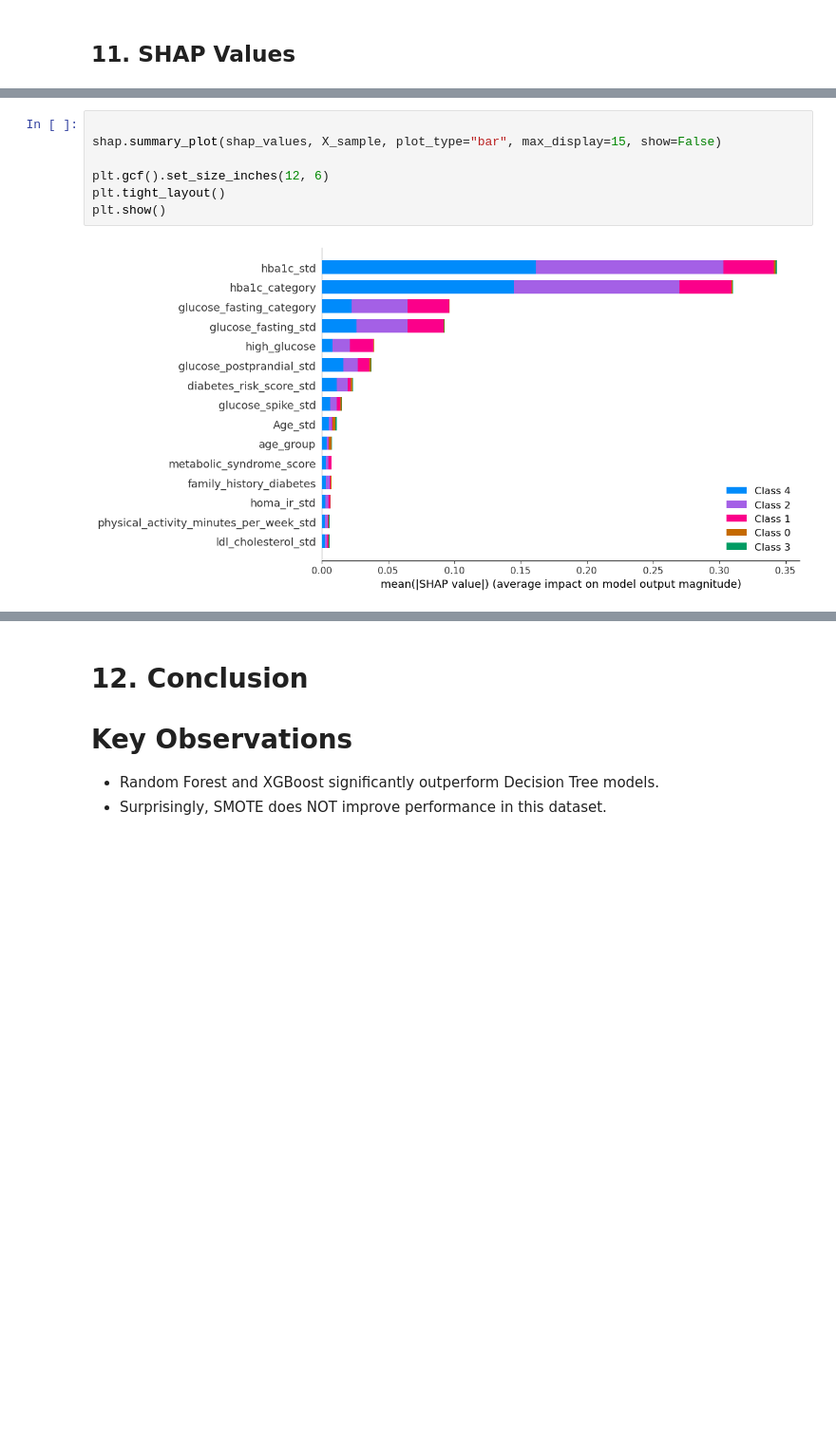
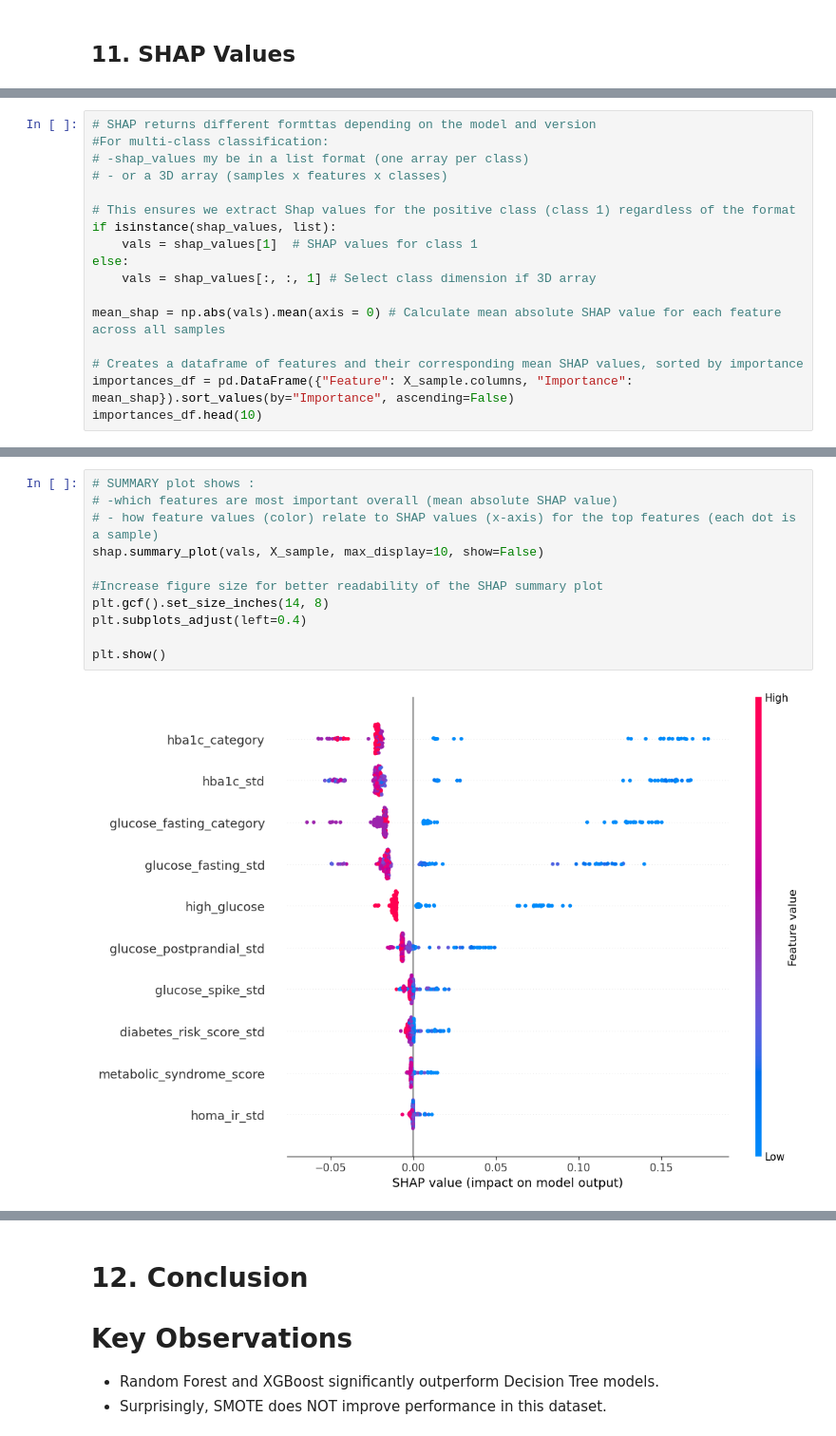
Before and after one commit to RynoGz/mlg382-diabetes-risk-segmentation-system-group-6, a Jupyter notebook: notebooks/modeling.ipynb, the cells around one changed output, grey strips where cells are left out. Shown at 95% size. Saved outputs shown, nothing was run; the diff lists cells and outputs as text; blank space fills up the shorter version.

Commit message:
Update modeling.ipynb
Added more graphs, comments to explain code and interpretation.

```diff
--- a/notebooks/modeling.ipynb
+++ b/notebooks/modeling.ipynb
@@ -439,0 +442,17 @@ shap_values = explainer.shap_values(X_sample, check_additivity=False)
+# %%
+# SHAP returns different formttas depending on the model and version
+#For multi-class classification:
+# -shap_values my be in a list format (one array per class)
+# - or a 3D array (samples x features x classes)
+
+# This ensures we extract Shap values for the positive class (class 1) regardless of the format
+if isinstance(shap_values, list):
+    vals = shap_values[1]  # SHAP values for class 1
+else:
+    vals = shap_values[:, :, 1] # Select class dimension if 3D array
+
+mean_shap = np.abs(vals).mean(axis = 0) # Calculate mean absolute SHAP value for each feature across all samples
+
+# Creates a dataframe of features and their corresponding mean SHAP values, sorted by importance
+importances_df = pd.DataFrame({"Feature": X_sample.columns, "Importance": mean_shap}).sort_values(by="Importance", ascending=False)
+importances_df.head(10)
@@ -440,9 +471,13 @@ shap_values = explainer.shap_values(X_sample, check_additivity=False)
 # %%
+# SUMMARY plot shows :
+# -which features are most important overall (mean absolute SHAP value)
+# - how feature values (color) relate to SHAP values (x-axis) for the top features (each dot is a sample)
+shap.summary_plot(vals, X_sample, max_display=10, show=False)
 
-shap.summary_plot(shap_values, X_sample, plot_type="bar", max_display=15, show=False)
+#Increase figure size for better readability of the SHAP summary plot
+plt.gcf().set_size_inches(14, 8)
+plt.subplots_adjust(left=0.4)
 
-plt.gcf().set_size_inches(12, 6)
-plt.tight_layout()
 plt.show()
 # %% [output]
-[figure, old version]
+[figure, new version]
```
Also changed, not shown: parts of 10 cells of this notebook.
